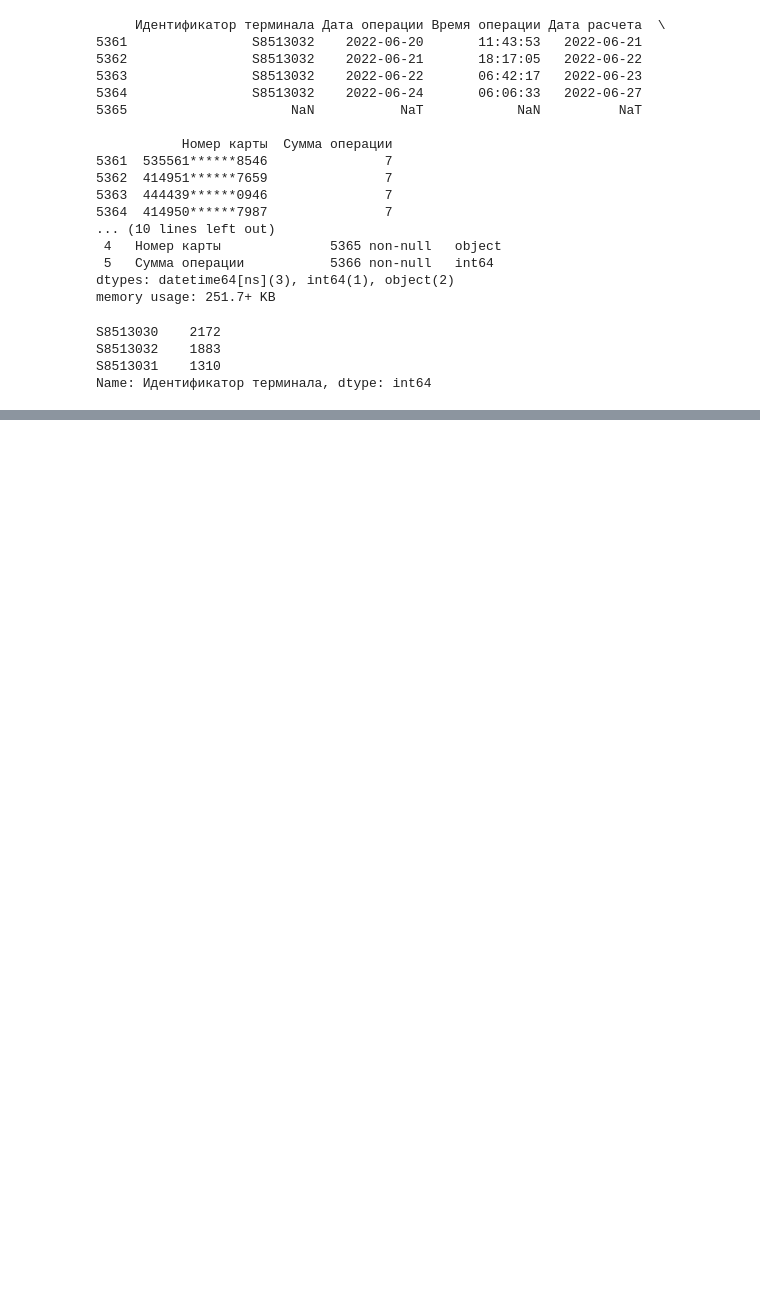
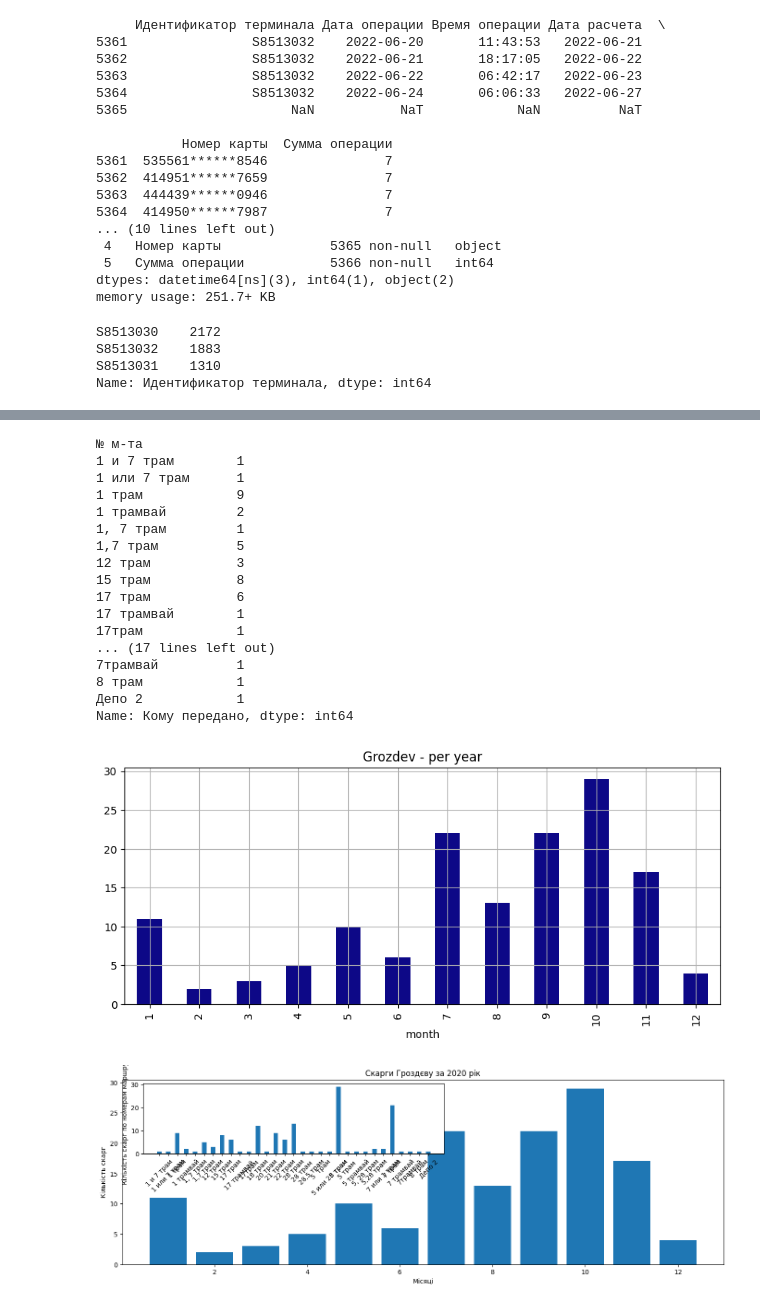
Before and after one commit to Smoothoperator2022/Homework-Skillfactory, a Jupyter notebook: practise CE OMET.ipynb, the cells around one changed output, grey strips where cells are left out. Drawn from its saved outputs; the diff is of its cells as text; code cells hidden in the pictures; blank space fills up the shorter version.

```diff
--- a/practise CE OMET.ipynb
+++ b/practise CE OMET.ipynb
@@ -44,0 +39,80 @@ UnicodeDecodeError: 'utf-8' codec can't decode byte 0xce in position 36: invalid
+# %%
+import pandas as pd
+report_2019 = pd.read_excel('data/Таблица для инфоцентра 2019-2020 .xlsx')
+rep_19 = report_2019.copy()
+rep_19['Дата'] = pd.to_datetime(rep_19['Дата'])
+
+"""№	Дата	Время	ФИО абонента	Номер	Комментарии/жалобы	№ м-та	Кому передано	Вопрос/жалоба
+Оператор	Стадия	Ответ по жалобе/вопросу	Примечание	weekday """
+rep_19['weekday'] = rep_19['Дата'].dt.dayofweek
+
+#pivot!!!!!!!!!!!!!!!!!!!!!!!!!!!!
+
+def rep_dot(arg):
+    if type(arg) == str:
+        new_arg = arg.replace('.','')
+        return new_arg
+    else:
+        return arg
+rep_19['№ м-та'] = rep_19['№ м-та'].apply(rep_dot)
+rep_19['month'] = rep_19['Дата'].dt.month
+rep_19['№ м-та'].value_counts()[:20]
+
+#mask_5 = rep_19['№ м-та'] == '5 трам'
+rep_19_5_month = rep_19[rep_19['№ м-та'] == '5 трам'].groupby('month')['№ м-та'].count()
+rep_19_5_weekday = rep_19[rep_19['№ м-та'] == '5 трам'].groupby('weekday')['№ м-та'].count()
+rep_19_Komu_week = rep_19[rep_19['Кому передано'] == 'Гроздев О.В.'].groupby('weekday')['Кому передано'].count()
+rep_19_Komu_month = rep_19[rep_19['Кому передано'] == 'Гроздев О.В.'].groupby('month')['Кому передано'].count()
+#rep_19_group_rep = rep_19.groupby(['№ м-та'])['month'].sum()
+rep_19['Кому передано'].value_counts()[:20]
+#rep_19.sort_values(by=['weekday','№ м-та'])
+#print (rep_19_5_weekday, rep_19_5_month)
+#print (rep_19_Komu_week, rep_19_Komu_month)
+#rep_19.info()
+grouped_Grozdev = (rep_19[rep_19['Кому передано'] == 'Гроздев О.В.']
+                   .groupby(['№ м-та'])['Кому передано'].count())
+print(grouped_Grozdev)
+import seaborn as sns
+import matplotlib.pyplot as plt
+%matplotlib inline
+
+rep_19_Komu_month.plot(
+    kind='bar',
+    figsize=(10,4),
+    title='Grozdev - per year',
+    grid=True,
+    colormap='plasma'
+);
+#визуализация главного графика
+fig = plt.figure(figsize=(13, 4))
+main_axes = fig.add_axes([0, 0, 1, 1])
+main_axes.bar(x = rep_19_Komu_month.index, height = rep_19_Komu_month);
+main_axes.set_ylabel('Кількість скарг')
+main_axes.set_title('Скарги Гроздєву за 2020 рік')
+main_axes.set_xlabel('Місяці')
+
+#визуализация вспомогательного графика
+insert_axes = fig.add_axes([0.035, 0.6, 0.5, 0.38])
+insert_axes.bar(x = grouped_Grozdev.index, height = grouped_Grozdev, width=0.5);
+insert_axes.set_ylabel('Кількість скарг по номерам маршрутів')
+insert_axes.xaxis.set_tick_params(rotation=45)
+# %% [output]
+№ м-та
+1 и 7 трам        1
+1 или 7 трам      1
+1 трам            9
+1 трамвай         2
+1, 7 трам         1
+1,7 трам          5
+12 трам           3
+15 трам           8
+17 трам           6
+17 трамвай        1
+17трам            1
+... (17 lines left out)
+7трамвай          1
+8 трам            1
+Депо 2            1
+Name: Кому передано, dtype: int64
+[figure, added]
+[figure, added]
```
Also changed, not shown: parts of 6 cells of this notebook, 28 other files.
